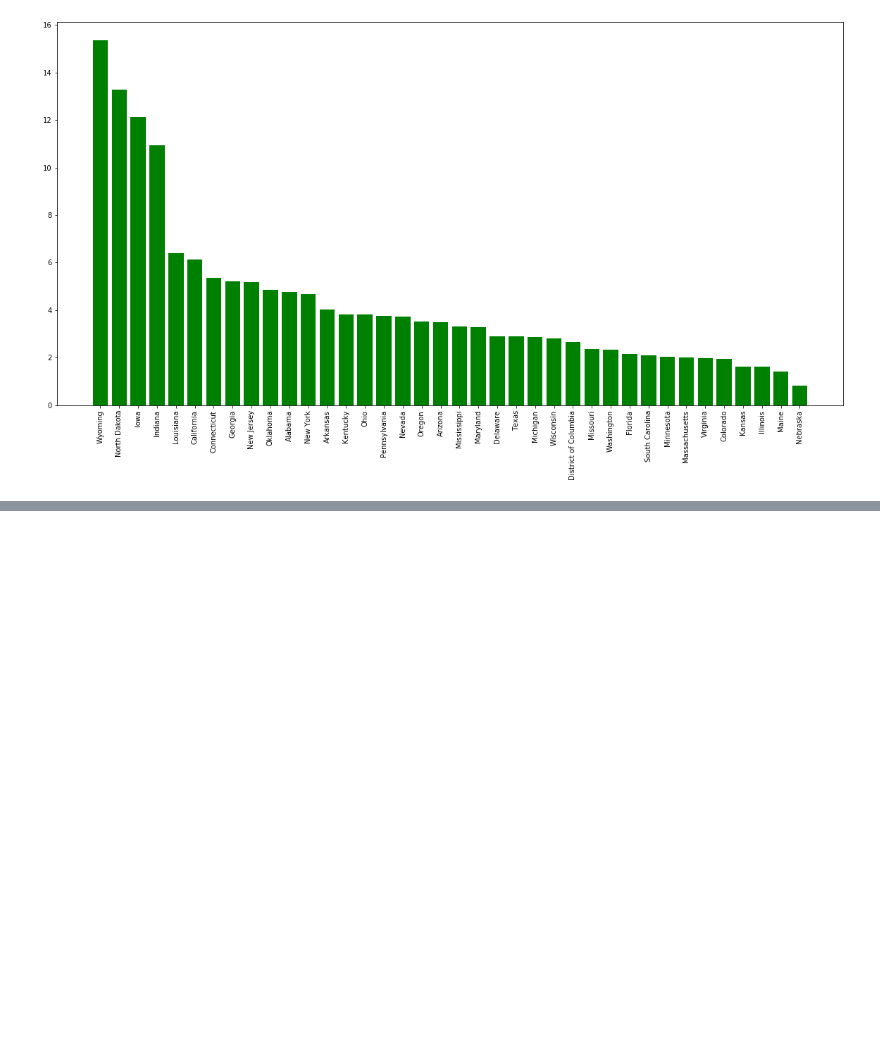
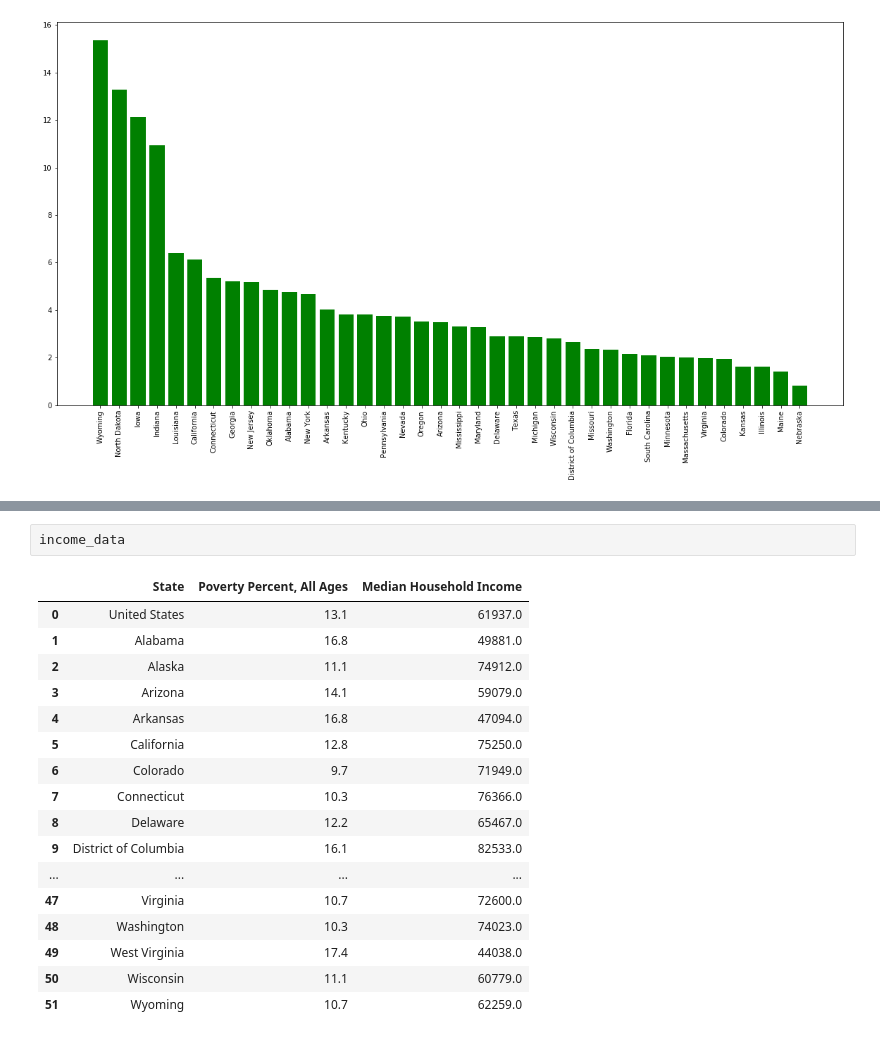
Before and after one commit to bbruzos/API-Project-, a Jupyter notebook: Saburo.ipynb, the cells around one changed output, grey strips where cells are left out. Drawn from its saved outputs; the diff is of its cells as text; blank space fills up the shorter version.

```diff
--- a/Saburo.ipynb
+++ b/Saburo.ipynb
@@ -140,0 +196,20 @@ The correlation between both factors is -0.3
+# %%
+income_data
+# %% [output]
+|  | State | Poverty Percent, All Ages | Median Household Income |
+| 0 | United States | 13.1 | 61937.0 |
+| 1 | Alabama | 16.8 | 49881.0 |
+| 2 | Alaska | 11.1 | 74912.0 |
+| 3 | Arizona | 14.1 | 59079.0 |
+| 4 | Arkansas | 16.8 | 47094.0 |
+| 5 | California | 12.8 | 75250.0 |
+| 6 | Colorado | 9.7 | 71949.0 |
+| 7 | Connecticut | 10.3 | 76366.0 |
+| 8 | Delaware | 12.2 | 65467.0 |
+| 9 | District of Columbia | 16.1 | 82533.0 |
+| ... | ... | ... | ... |
+| 47 | Virginia | 10.7 | 72600.0 |
+| 48 | Washington | 10.3 | 74023.0 |
+| 49 | West Virginia | 17.4 | 44038.0 |
+| 50 | Wisconsin | 11.1 | 60779.0 |
+| 51 | Wyoming | 10.7 | 62259.0 |
```
Also changed, not shown: parts of 5 cells of this notebook, 5 other files.
